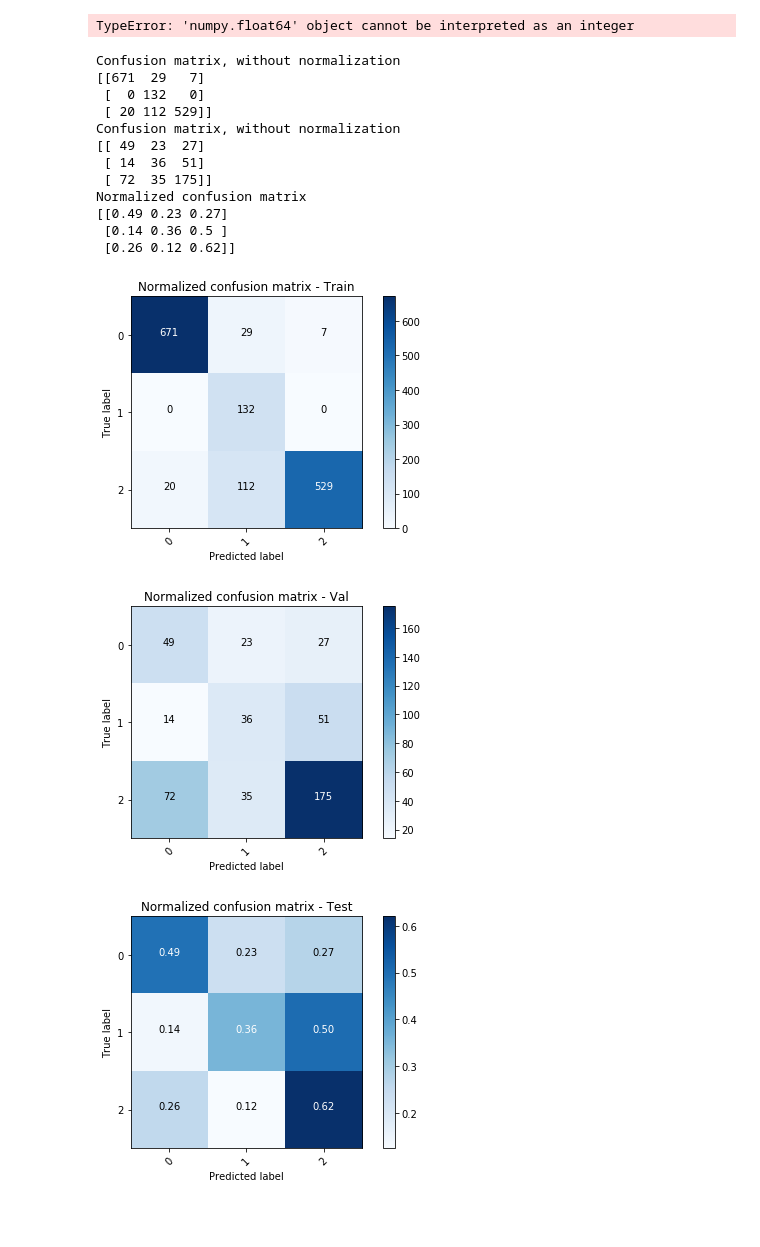
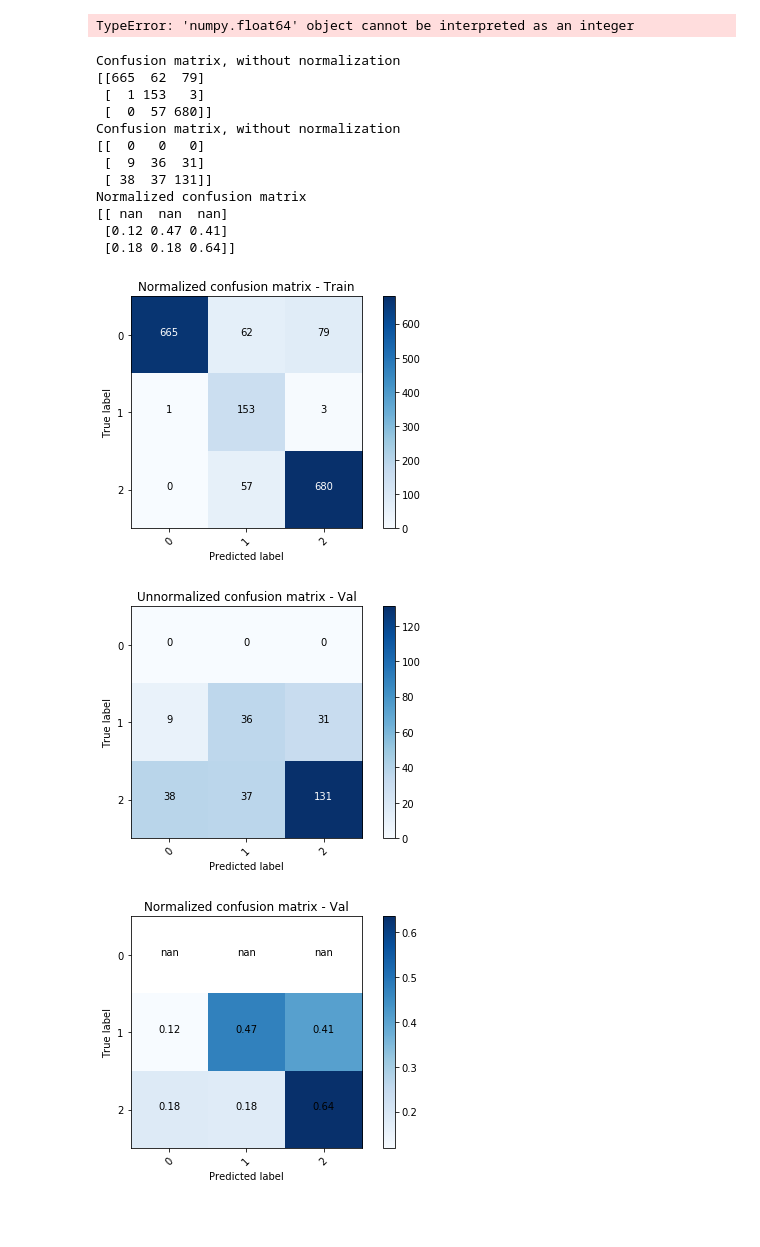
Before and after one commit to magdyksaleh/cs231n_bmi260_project, a Jupyter notebook: resnet2D_code.ipynb, the cells around one changed output. Saved outputs shown, nothing was run; the diff lists cells and outputs as text; code cells hidden in the pictures.

```diff
--- a/resnet2D_code.ipynb
+++ b/resnet2D_code.ipynb
@@ -39,7 +39,10 @@ print('using device:', device)
 using device: cuda
 # %%
 NUM_TOTAL = 1982
-NUM_TRAIN = 1500
+NUM_TRAIN = 1700
+
+
+
 #add path as absolute path for root dir
 
 im_size = 128
@@ -265,46 +267,46 @@ y_val = np.concatenate([np.array(i) for i in solStoreVal])
 # y_pred_test = np.concatenate([np.array(i) for i in predStoreTest])
 # y_test = np.concatenate([np.array(i) for i in solStoreTest])
 
 cnf_matrix1 = confusion_matrix(y_train, y_pred_train)
 cnf_matrix2 = confusion_matrix( y_val, y_pred_val)
 # cnf_matrix3 = confusion_matrix(y_test, y_pred_test)
 
 
 
 class_names = [0,1,2]
 np.set_printoptions(precision=2)
 
 # Plot non-normalized confusion matrix
 plt.figure()
 plot_confusion_matrix(cnf_matrix1, classes=class_names,
                       title='Normalized confusion matrix - Train')
 
 # Plot normalized confusion matrix
 plt.figure()
 plot_confusion_matrix(cnf_matrix2, classes=class_names,
-                      title='Normalized confusion matrix - Val')
+                      title='Unnormalized confusion matrix - Val')
 
 # Plot normalized confusion matrix
 plt.figure()
 plot_confusion_matrix(cnf_matrix2, classes=class_names, normalize=True,
-                      title='Normalized confusion matrix - Test')
+                      title='Normalized confusion matrix - Val')
 
 plt.show()
 # %% [output]
 Confusion matrix, without normalization
-[[671  29   7]
- [  0 132   0]
- [ 20 112 529]]
+[[665  62  79]
+ [  1 153   3]
+ [  0  57 680]]
 Confusion matrix, without normalization
-[[ 49  23  27]
- [ 14  36  51]
- [ 72  35 175]]
+[[  0   0   0]
+ [  9  36  31]
+ [ 38  37 131]]
 Normalized confusion matrix
-[[0.49 0.23 0.27]
- [0.14 0.36 0.5 ]
- [0.26 0.12 0.62]]
+[[ nan  nan  nan]
+ [0.12 0.47 0.41]
+ [0.18 0.18 0.64]]
-[figure, old version]
+[figure, new version]
-[figure, old version]
+[figure, new version]
-[figure, old version]
+[figure, new version]
 # %% [markdown]
 ####
```
Also changed, not shown: parts of 1 cell of this notebook, 6 other files.
